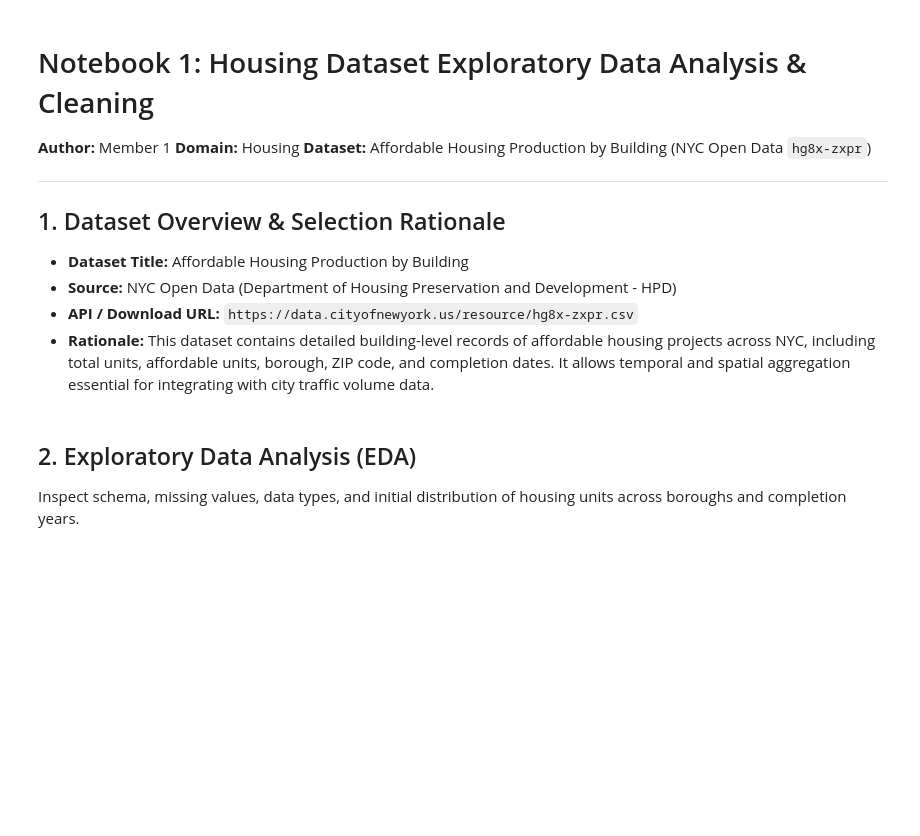
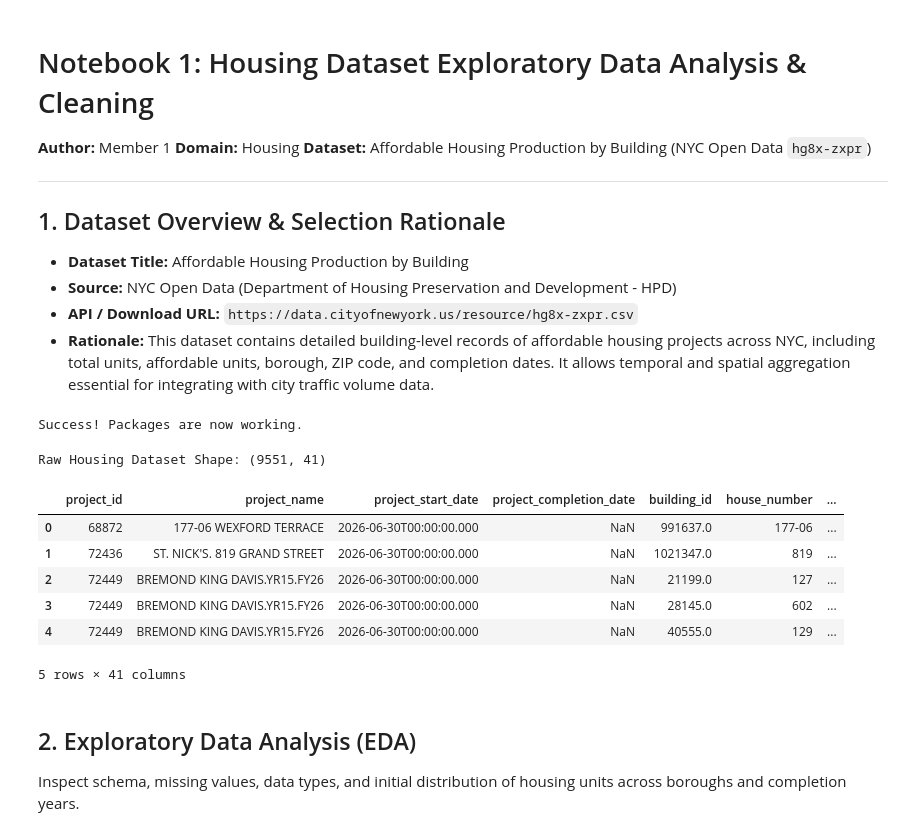
Before and after one commit to ahmedelnahas12/nyc-housing-transport-analysis, a Jupyter notebook: notebooks/01_housing_eda_cleaning.ipynb, the cells around one changed output. Cells and saved outputs as stored; diff of their text form; code cells hidden in the pictures; blank space fills up the shorter version.

```diff
--- a/notebooks/01_housing_eda_cleaning.ipynb
+++ b/notebooks/01_housing_eda_cleaning.ipynb
@@ -11,3 +11,9 @@
 - **Source:** NYC Open Data (Department of Housing Preservation and Development - HPD)
 - **API / Download URL:** `https://data.cityofnewyork.us/resource/hg8x-zxpr.csv`
 - **Rationale:** This dataset contains detailed building-level records of affordable housing projects across NYC, including total units, affordable units, borough, ZIP code, and completion dates. It allows temporal and spatial aggregation essential for integrating with city traffic volume data.
+# %%
+# import matplotlib.pyplot as plt
+# import seaborn as sns
+print("Success! Packages are now working.")
+# %% [output]
+Success! Packages are now working.
@@ -14,30 +31,39 @@
 # %%
 import pandas as pd
 import numpy as np
-import matplotlib.pyplot as plt
-import seaborn as sns
+# import matplotlib.pyplot as plt
+# import seaborn as sns
 from pathlib import Path
 
 # Set style
-sns.set_theme(style="whitegrid")
+# sns.set_theme(style="whitegrid")
 
 # Define data path
 RAW_DIR = Path("../data/raw")
 PROCESSED_DIR = Path("../data/processed")
 PROCESSED_DIR.mkdir(parents=True, exist_ok=True)
 
 HOUSING_FILE = RAW_DIR / "housing_raw.csv"
 
 # Load Raw Dataset
 if HOUSING_FILE.exists():
     df_housing = pd.read_csv(HOUSING_FILE, low_memory=False)
 else:
     # Fallback direct download if local raw file is not present
     url = "https://data.cityofnewyork.us/resource/hg8x-zxpr.csv?$limit=50000"
     df_housing = pd.read_csv(url, low_memory=False)
 
 print("Raw Housing Dataset Shape:", df_housing.shape)
 df_housing.head()
+# %% [output]
+Raw Housing Dataset Shape: (9551, 41)
+|  | project_id | project_name | project_start_date | project_completion_date | building_id | house_number | ... |
+| 0 | 68872 | 177-06 WEXFORD TERRACE | 2026-06-30T00:00:00.000 | NaN | 991637.0 | 177-06 | ... |
+| 1 | 72436 | ST. NICK'S. 819 GRAND STREET | 2026-06-30T00:00:00.000 | NaN | 1021347.0 | 819 | ... |
+| 2 | 72449 | BREMOND KING DAVIS.YR15.FY26 | 2026-06-30T00:00:00.000 | NaN | 21199.0 | 127 | ... |
+| 3 | 72449 | BREMOND KING DAVIS.YR15.FY26 | 2026-06-30T00:00:00.000 | NaN | 28145.0 | 602 | ... |
+| 4 | 72449 | BREMOND KING DAVIS.YR15.FY26 | 2026-06-30T00:00:00.000 | NaN | 40555.0 | 129 | ... |
+5 rows × 41 columns
 # %% [markdown]
 ## 2. Exploratory Data Analysis (EDA)
 Inspect schema, missing values, data types, and initial distribution of housing units across boroughs and completion years.
```
Also changed, not shown: parts of 6 cells of this notebook, 15 other files.
